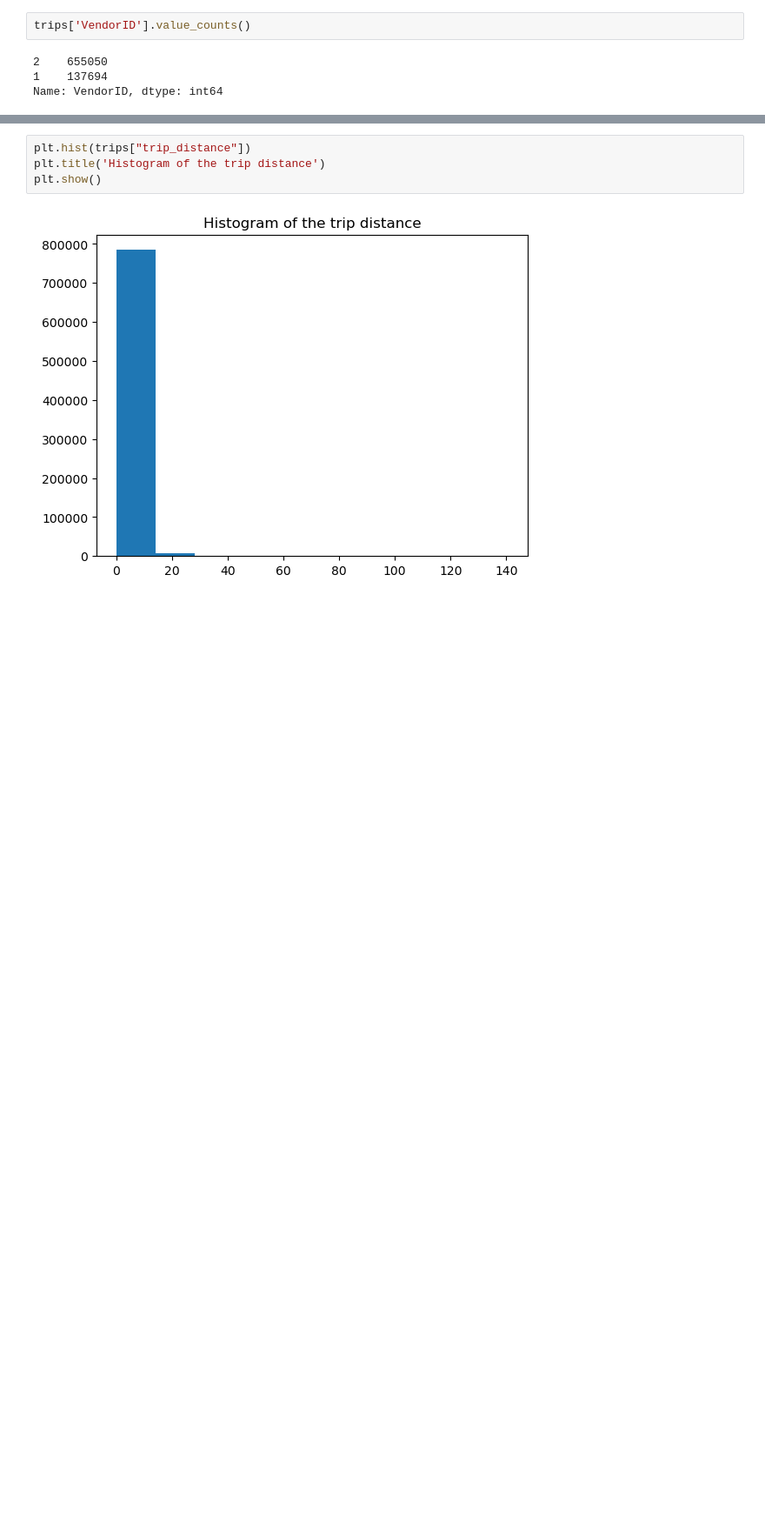
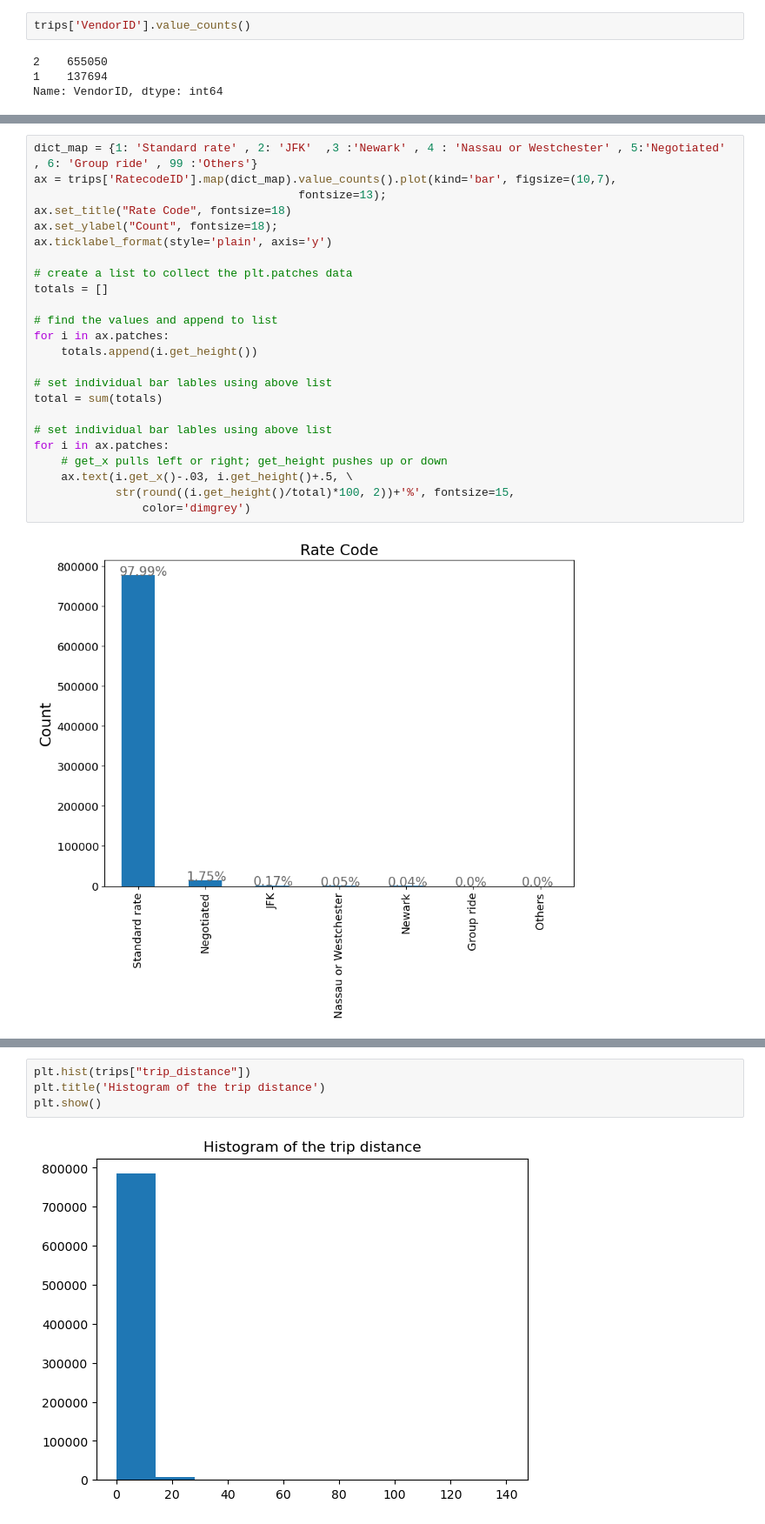
Before and after one commit to jaypareek/Analysis_NYC_GreenTaxiData, a Jupyter notebook: nyc_green_taxi_analysis.ipynb, the cells around one changed output, grey strips where cells are left out. Shown at 87% size. Saved outputs shown, nothing was run; the diff lists cells and outputs as text; blank space fills up the shorter version.

```diff
--- a/nyc_green_taxi_analysis.ipynb
+++ b/nyc_green_taxi_analysis.ipynb
@@ -153,0 +144,26 @@ Name: VendorID, dtype: int64
+# %%
+dict_map = {1: 'Standard rate' , 2: 'JFK'  ,3 :'Newark' , 4 : 'Nassau or Westchester' , 5:'Negotiated' , 6: 'Group ride' , 99 :'Others'}
+ax = trips['RatecodeID'].map(dict_map).value_counts().plot(kind='bar', figsize=(10,7),
+                                       fontsize=13);
+ax.set_title("Rate Code", fontsize=18)
+ax.set_ylabel("Count", fontsize=18);
+ax.ticklabel_format(style='plain', axis='y')
+
+# create a list to collect the plt.patches data
+totals = []
+
+# find the values and append to list
+for i in ax.patches:
+    totals.append(i.get_height())
+
+# set individual bar lables using above list
+total = sum(totals)
+
+# set individual bar lables using above list
+for i in ax.patches:
+    # get_x pulls left or right; get_height pushes up or down
+    ax.text(i.get_x()-.03, i.get_height()+.5, \
+            str(round((i.get_height()/total)*100, 2))+'%', fontsize=15,
+                color='dimgrey')
+# %% [output]
+[figure, added]
```
Also changed, not shown: parts of 19 cells of this notebook, 1 other file.
